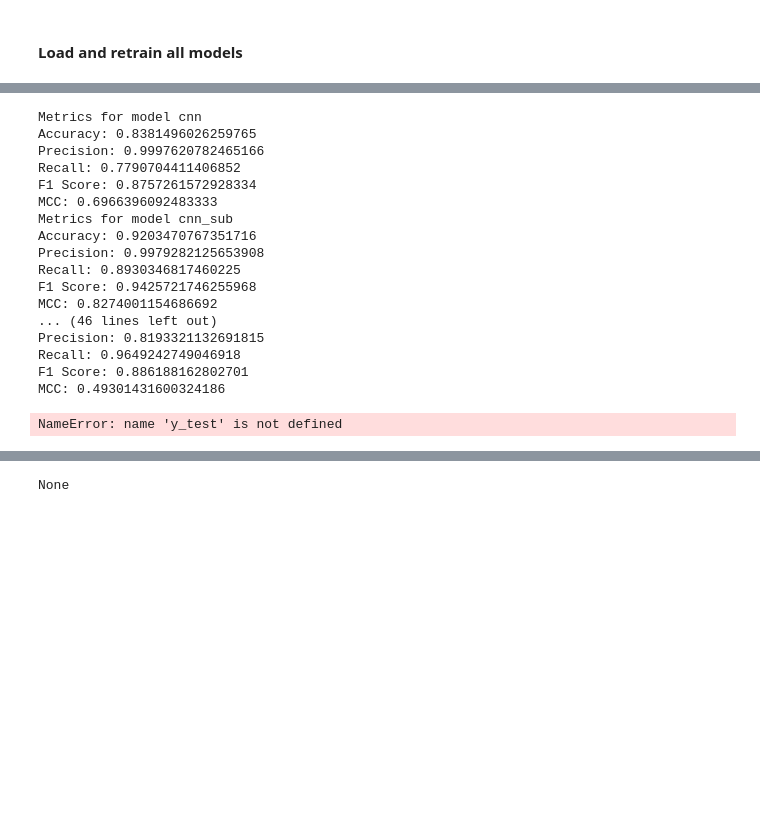
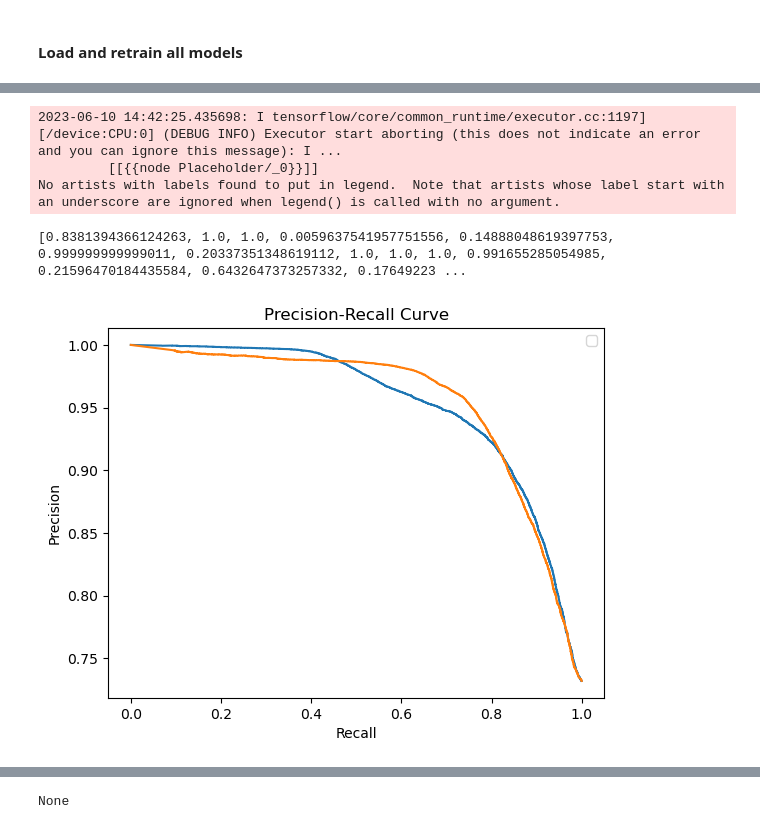
Before and after one commit to KonradPR/magisterka-models, a Jupyter notebook: experiments.ipynb, the cells around one changed output, grey strips where cells are left out. Saved outputs shown, nothing was run; the diff lists cells and outputs as text; code cells hidden in the pictures; blank space fills up the shorter version.

```diff
--- a/experiments.ipynb
+++ b/experiments.ipynb
@@ -362,65 +379,54 @@ def calc_and_print_metrics(y_test,reconsturctions,name, mse_ratio=0.5,pred_tresh
     print("Precision:", precision)
     print("Recall:", recall)
     print("F1 Score:", f1)
     print("MCC:", mcc)
 
 
 def print_prec_recall_curve(y_test,reconsturctions,reconsturctions_sub,name, mse_ratio=0.5):
 
     if(name.find("auto") != -1):
         tmp_sub = np.concatenate(list(dataset_tmp_sub.as_numpy_iterator()))
         mse_ = tf.keras.losses.mean_squared_error(tmp_sub, reconsturctions_sub)
         mse = [0.01*x for x in mse_]
         avg =  sum(mse) / len(mse)
-        reconsturction_subs=list(map(lambda x: sigmoid(x.numpy()-mse_ratio*avg.numpy()), list(mse)))
+        reconsturctions_sub=list(map(lambda x: sigmoid(x.numpy()-mse_ratio*avg.numpy()), list(mse)))
         tmp = np.concatenate(list(dataset_tmp.as_numpy_iterator()))
         mse = tf.keras.losses.mean_squared_error(tmp, reconsturctions)
         avg =  sum(mse) / len(mse)
         reconsturctions=list(map(lambda x: sigmoid(x.numpy()-mse_ratio*avg.numpy()), list(mse)))
+        print(reconsturctions)
 
     precision, recall, _ = precision_recall_curve(y_test, reconsturctions)
     precision_sub, recall_sub, _ = precision_recall_curve(y_test, reconsturctions_sub)
     plt.plot(recall, precision)
     plt.plot(recall_sub, precision_sub)
     plt.xlabel('Recall')
     plt.ylabel('Precision')
     plt.title('Precision-Recall Curve')
     plt.legend()
     plt.show()
+    return [precision, recall,precision_sub, recall_sub]
 
-#actual = test_auto.map(lambda x,y:y)
-#actual = np.concatenate(list(actual.as_numpy_iterator()))
-calc_and_print_metrics(actual,reconstructions_cnn,"cnn",pred_treshold=0.1)
-calc_and_print_metrics(actual,reconstructions_sub_cnn,"cnn_sub",pred_treshold=0.1)
-calc_and_print_metrics(actual,reconstructions_trans,"trans",pred_treshold=0.1)
-calc_and_print_metrics(actual,reconstructions_sub_trans,"trans_sub",pred_treshold=0.1)
-calc_and_print_metrics(actual,reconstructions_lstm,"lstm",pred_treshold=0.1)
-calc_and_print_metrics(actual,reconstructions_sub_lstm,"lstm_sub",pred_treshold=0.1)
-calc_and_print_metrics(actual,reconstructions_auto,"auto",0.3)
-calc_and_print_metrics(actual,reconstructions_sub_auto,"auto_sub", 0.3)
-calc_and_print_metrics(actual,reconstructions_svm,"svm",pred_treshold=0.1)
-calc_and_print_metrics(actual,reconstructions_sub_svm,"svm_sub",pred_treshold=0.1)
+actual = test_auto.map(lambda x,y:y)
+actual = np.concatenate(list(actual.as_numpy_iterator()))
+#calc_and_print_metrics(actual,reconstructions_cnn,"cnn",pred_treshold=0.1)
+#calc_and_print_metrics(actual,reconstructions_sub_cnn,"cnn_sub",pred_treshold=0.1)
+#calc_and_print_metrics(actual,reconstructions_trans,"trans",pred_treshold=0.1)
+#calc_and_print_metrics(actual,reconstructions_sub_trans,"trans_sub",pred_treshold=0.1)
+#calc_and_print_metrics(actual,reconstructions_lstm,"lstm",pred_treshold=0.1)
+#calc_and_print_metrics(actual,reconstructions_sub_lstm,"lstm_sub",pred_treshold=0.1)
+#calc_and_print_metrics(actual,reconstructions_auto,"auto",0.3)
+#calc_and_print_metrics(actual,reconstructions_sub_auto,"auto_sub", 0.3)
+#calc_and_print_metrics(actual,reconstructions_svm,"svm",pred_treshold=0.1)
+#calc_and_print_metrics(actual,reconstructions_sub_svm,"svm_sub",pred_treshold=0.1)
 
-print_prec_recall_curve(actual,reconstructions_cnn,reconstructions_sub_cnn,"cnn")
-print_prec_recall_curve(actual,reconstructions_trans,reconstructions_sub_trans,"trans")
-print_prec_recall_curve(actual,reconstructions_lstm,reconstructions_sub_lstm,"lstm")
-print_prec_recall_curve(actual,reconstructions_auto,reconstructions_sub_auto,"auto")
+#curve_cnn = print_prec_recall_curve(actual,reconstructions_cnn,reconstructions_sub_cnn,"cnn")
+#curve_trans=print_prec_recall_curve(actual,reconstructions_trans,reconstructions_sub_trans,"trans")
+#curve_lstm=print_prec_recall_curve(actual,reconstructions_lstm,reconstructions_sub_lstm,"lstm")
+curve_auto=print_prec_recall_curve(actual,reconstructions_auto,reconstructions_sub_auto,"auto")
 # %% [output]
-Metrics for model cnn
-Accuracy: 0.8381496026259765
-Precision: 0.9997620782465166
-Recall: 0.7790704411406852
-F1 Score: 0.8757261572928334
-MCC: 0.6966396092483333
-Metrics for model cnn_sub
-Accuracy: 0.9203470767351716
-Precision: 0.9979282125653908
-Recall: 0.8930346817460225
-F1 Score: 0.9425721746255968
-MCC: 0.8274001154686692
-... (46 lines left out)
-Precision: 0.8193321132691815
-Recall: 0.9649242749046918
-F1 Score: 0.886188162802701
-MCC: 0.49301431600324186
+2023-06-10 14:42:25.435698: I tensorflow/core/common_runtime/executor.cc:1197] [/device:CPU:0] (DEBUG INFO) Executor start aborting (this does not indicate an error and you can ignore this message): I ...
+         [[{{node Placeholder/_0}}]]
+No artists with labels found to put in legend.  Note that artists whose label start with an underscore are ignored when legend() is called with no argument.
-NameError: name 'y_test' is not defined
+[0.8381394366124263, 1.0, 1.0, 0.0059637541957751556, 0.14888048619397753, 0.999999999999011, 0.20337351348619112, 1.0, 1.0, 1.0, 0.991655285054985, 0.21596470184435584, 0.6432647373257332, 0.17649223 ...
+[figure, added]
```
Also changed, not shown: parts of 10 cells of this notebook.
